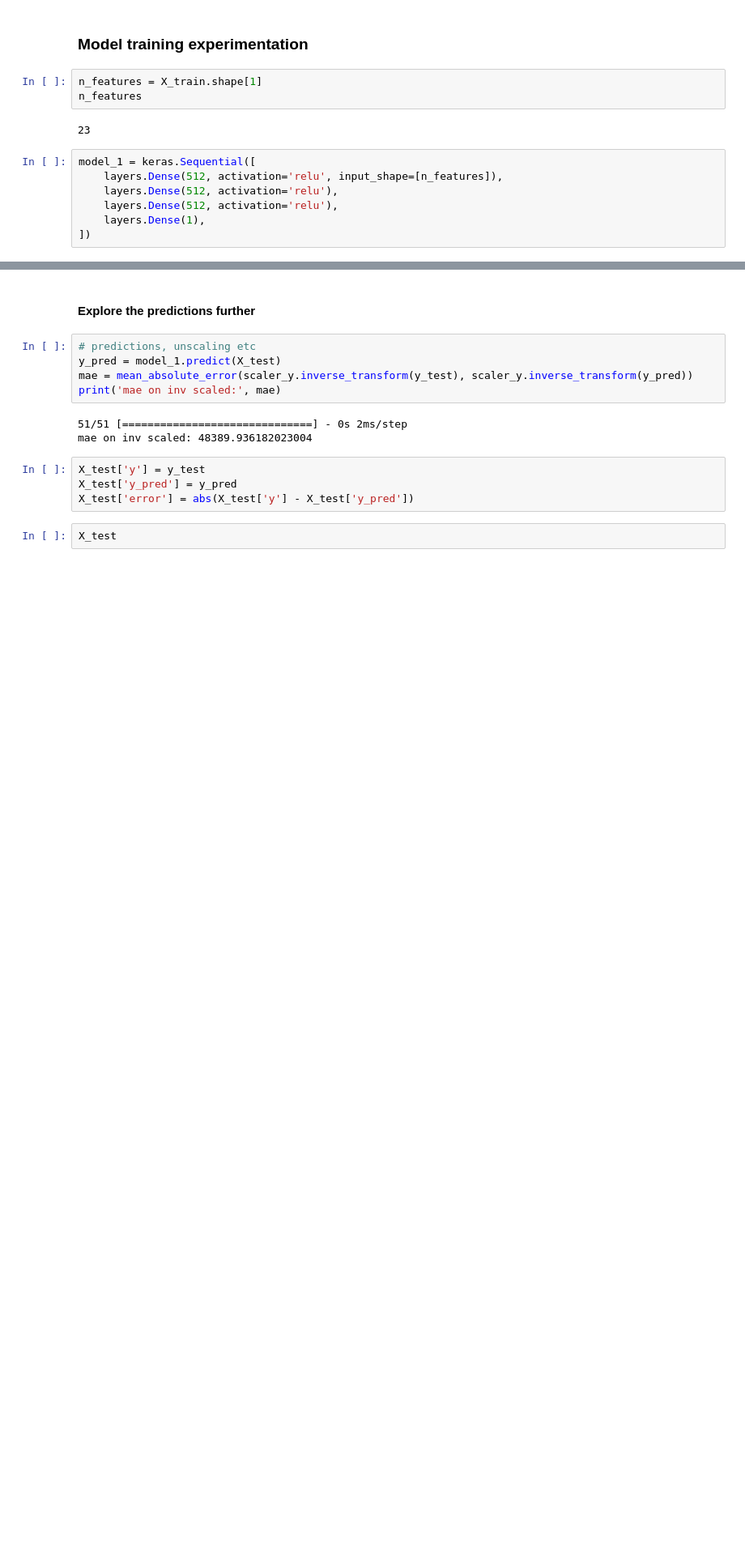
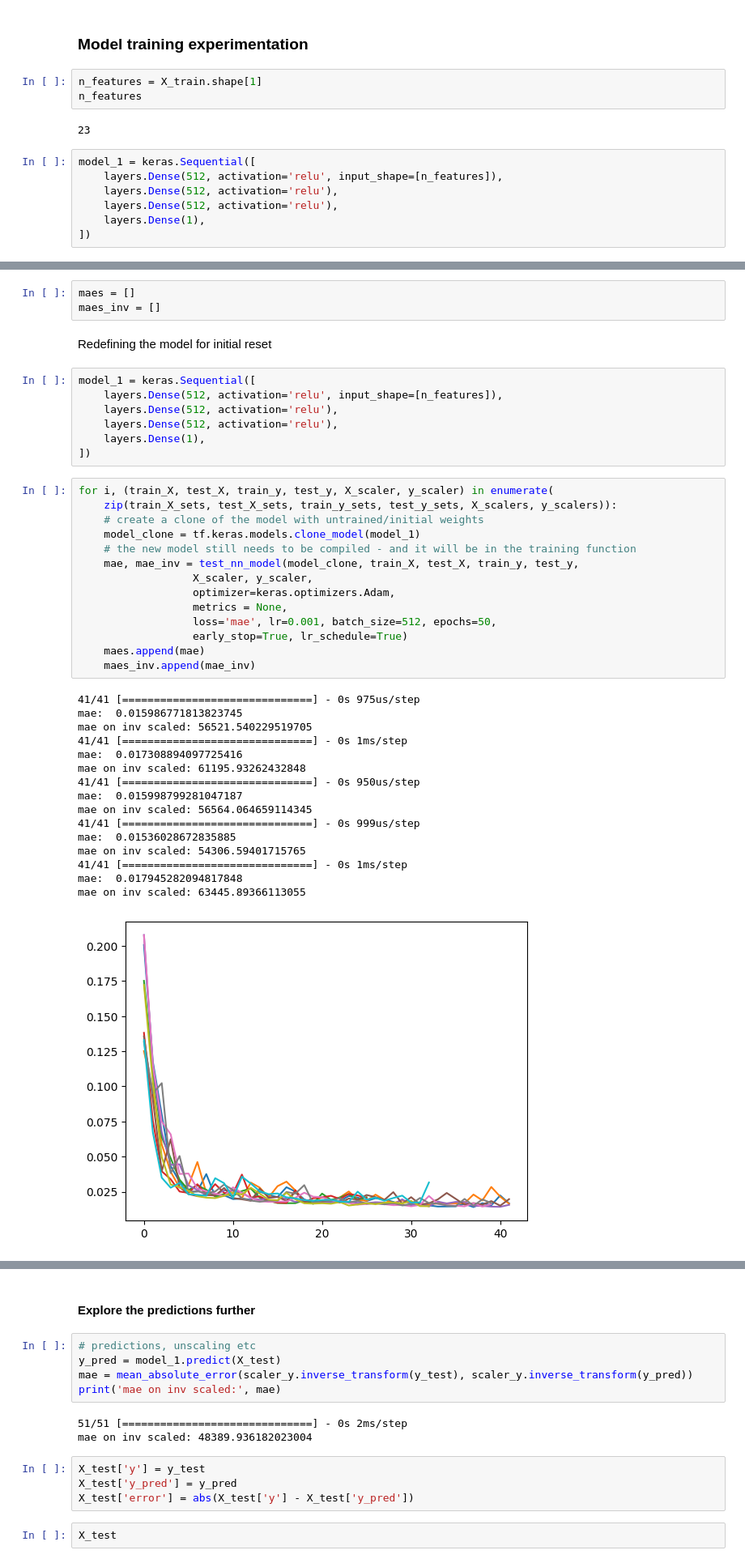
Before and after one commit to Kakackle/ml_zoo, a Jupyter notebook: dirty_notebooks/walmart_sales_NN_better.ipynb, the cells around one changed output, grey strips where cells are left out. Shown at 81% size. Cells and saved outputs as stored; diff of their text form; blank space fills up the shorter version.

```diff
--- a/dirty_notebooks/walmart_sales_NN_better.ipynb
+++ b/dirty_notebooks/walmart_sales_NN_better.ipynb
@@ -253,0 +317,43 @@ Cool, I guess. The scaling is more operable, but mathematically it shouldn't mak
+# %%
+maes = []
+maes_inv = []
+# %% [markdown]
+Redefining the model for initial reset
+# %%
+model_1 = keras.Sequential([
+    layers.Dense(512, activation='relu', input_shape=[n_features]),
+    layers.Dense(512, activation='relu'),
+    layers.Dense(512, activation='relu'),
+    layers.Dense(1),
+])
+# %%
+for i, (train_X, test_X, train_y, test_y, X_scaler, y_scaler) in enumerate(
+    zip(train_X_sets, test_X_sets, train_y_sets, test_y_sets, X_scalers, y_scalers)):
+    # create a clone of the model with untrained/initial weights
+    model_clone = tf.keras.models.clone_model(model_1)
+    # the new model still needs to be compiled - and it will be in the training function
+    mae, mae_inv = test_nn_model(model_clone, train_X, test_X, train_y, test_y,
+                  X_scaler, y_scaler,
+                  optimizer=keras.optimizers.Adam,
+                  metrics = None,
+                  loss='mae', lr=0.001, batch_size=512, epochs=50,
+                  early_stop=True, lr_schedule=True)
+    maes.append(mae)
+    maes_inv.append(mae_inv)
+# %% [output]
+41/41 [==============================] - 0s 975us/step
+mae:  0.015986771813823745
+mae on inv scaled: 56521.540229519705
+41/41 [==============================] - 0s 1ms/step
+mae:  0.017308894097725416
+mae on inv scaled: 61195.93262432848
+41/41 [==============================] - 0s 950us/step
+mae:  0.015998799281047187
+mae on inv scaled: 56564.064659114345
+41/41 [==============================] - 0s 999us/step
+mae:  0.01536028672835885
+mae on inv scaled: 54306.59401715765
+41/41 [==============================] - 0s 1ms/step
+mae:  0.017945282094817848
+mae on inv scaled: 63445.89366113055
+[figure, added]
```
Also changed, not shown: parts of 32 cells of this notebook, 51 other files.
